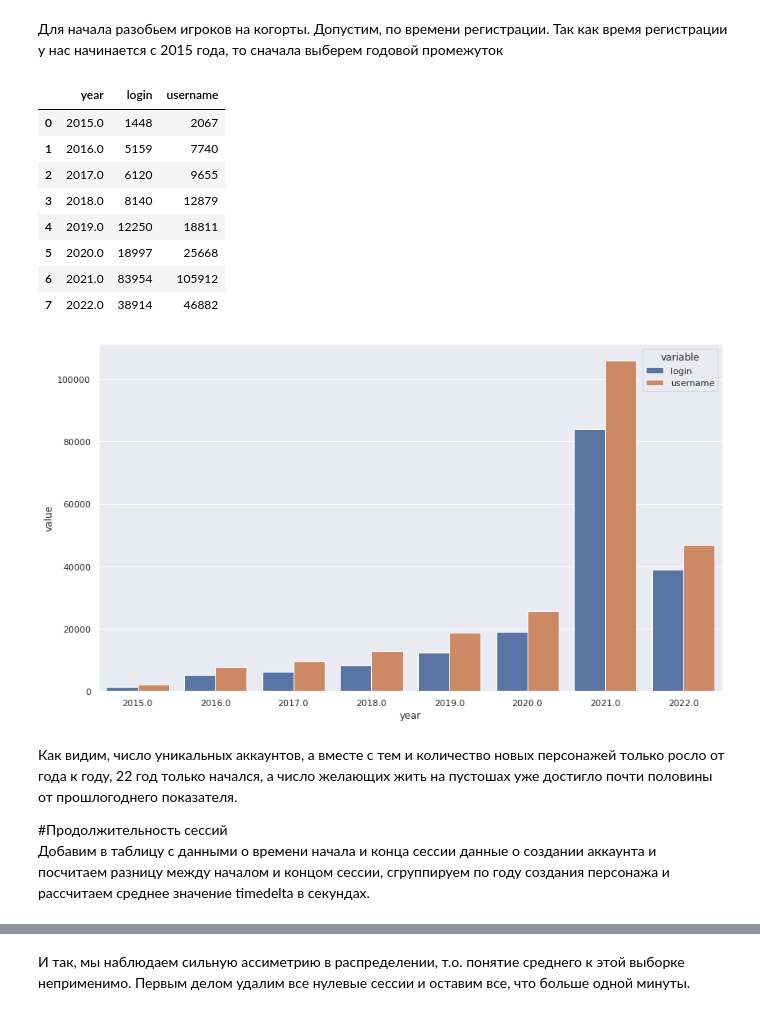
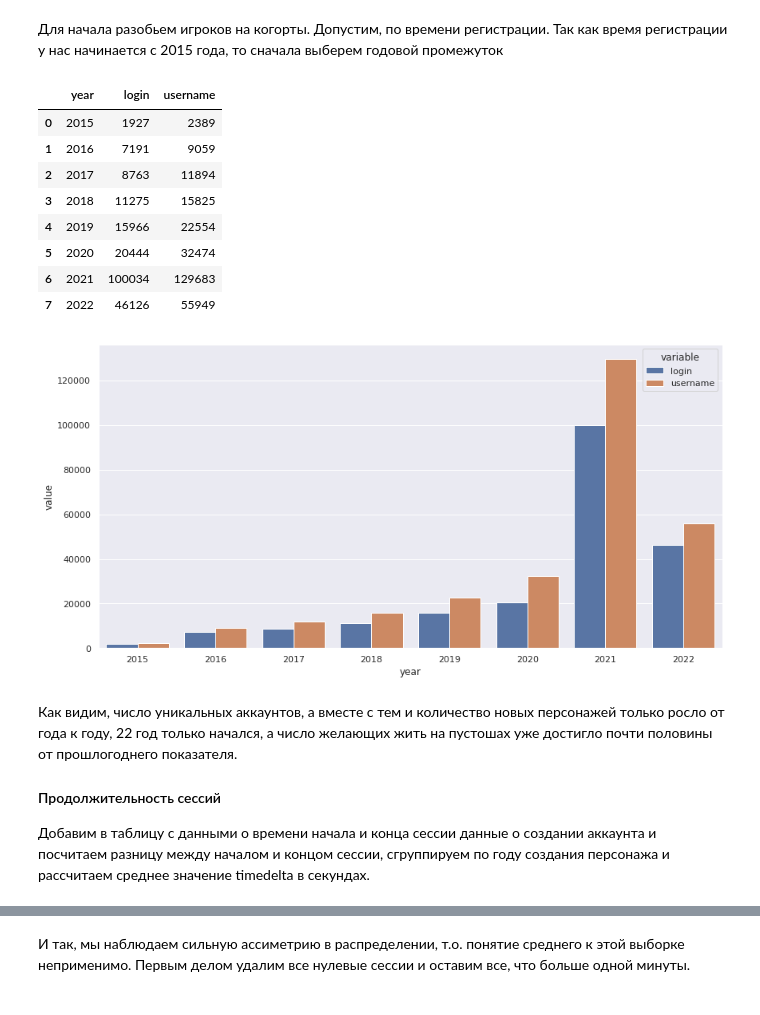
Before and after one commit to xooxoo/exbot, a Jupyter notebook: test_task.ipynb, the cells around one changed output, grey strips where cells are left out. Drawn from its saved outputs; the diff is of its cells as text; code cells hidden in the pictures.

```diff
--- a/test_task.ipynb
+++ b/test_task.ipynb
@@ -7,10 +7,8 @@ import numpy as np
 
 from scipy import stats
 from sklearn import cluster
-import scipy.cluster.hierarchy as sch
 
-sns.set(rc={'figure.figsize':(14, 8)})
-
+sns.set(rc={'figure.figsize':(14, 7)})
 
 from IPython.display import display
 # %% [markdown]
@@ -36,2 +32,7 @@ df_char_per_acc  = df_char_per_acc .query('username <= 3')
+# %%
+df_char_per_acc  = df_char_per_acc .query('username <= 3')
+df_characters = df_characters.query('login in @df_char_per_acc.login')
+df_lur = pd.merge(df_dle_users, df_characters, how='inner', on='login')
+df_lur['year'] = df_lur.reg_date.dt.year
 # %% [markdown]
 Соберем таблицу логин + персонажи на аккаунте +дата регистрации, основываясь на отфильтрованных данных. Плюс соберем воедино старые и новые записи
@@ -42,27 +40,27 @@ df_lur = pd.merge(df_dle_users, df_characters, how='inner', on='login')
 Для начала разобьем игроков на когорты.
 Допустим, по времени регистрации. Так как время регистрации у нас начинается с 2015 года, то сначала выберем годовой промежуток
 # %%
-df_lur['year'] = df_dle_users.reg_date.dt.year
 df_cohort_uniq = df_lur.groupby('year', as_index=False)[['login', 'username']].nunique()
 melted_df = df_cohort_uniq[['year', 'login', 'username']].melt(id_vars=['year'], value_vars=['login', 'username'])
 df_cohort_uniq
 # %% [output]
 |  | year | login | username |
-| 0 | 2015.0 | 1448 | 2067 |
-| 1 | 2016.0 | 5159 | 7740 |
-| 2 | 2017.0 | 6120 | 9655 |
-| 3 | 2018.0 | 8140 | 12879 |
-| 4 | 2019.0 | 12250 | 18811 |
-| 5 | 2020.0 | 18997 | 25668 |
-| 6 | 2021.0 | 83954 | 105912 |
-| 7 | 2022.0 | 38914 | 46882 |
+| 0 | 2015 | 1927 | 2389 |
+| 1 | 2016 | 7191 | 9059 |
+| 2 | 2017 | 8763 | 11894 |
+| 3 | 2018 | 11275 | 15825 |
+| 4 | 2019 | 15966 | 22554 |
+| 5 | 2020 | 20444 | 32474 |
+| 6 | 2021 | 100034 | 129683 |
+| 7 | 2022 | 46126 | 55949 |
 # %%
-ax = sns.barplot(x='year', y='value', data=melted_df , hue='variable')
+sns.barplot(x='year', y='value', data=melted_df , hue='variable')
+plt.show()
 # %% [output]
-[figure, old version]
+[figure, new version]
 # %% [markdown]
 Как видим, число уникальных аккаунтов, а вместе с тем и количество новых персонажей только росло от года к году, 22 год только начался, а число желающих жить на пустошах уже достигло почти половины от прошлогоднего показателя.
 
 
-#Продолжительность сессий <br>
+#### Продолжительность сессий <br>
 Добавим в таблицу с данными о времени начала и конца сессии данные о создании аккаунта и посчитаем разницу между началом и концом сессии, сгруппируем по году создания персонажа и рассчитаем среднее значение timedelta в секундах.
```
Also changed, not shown: parts of 31 cells of this notebook.
